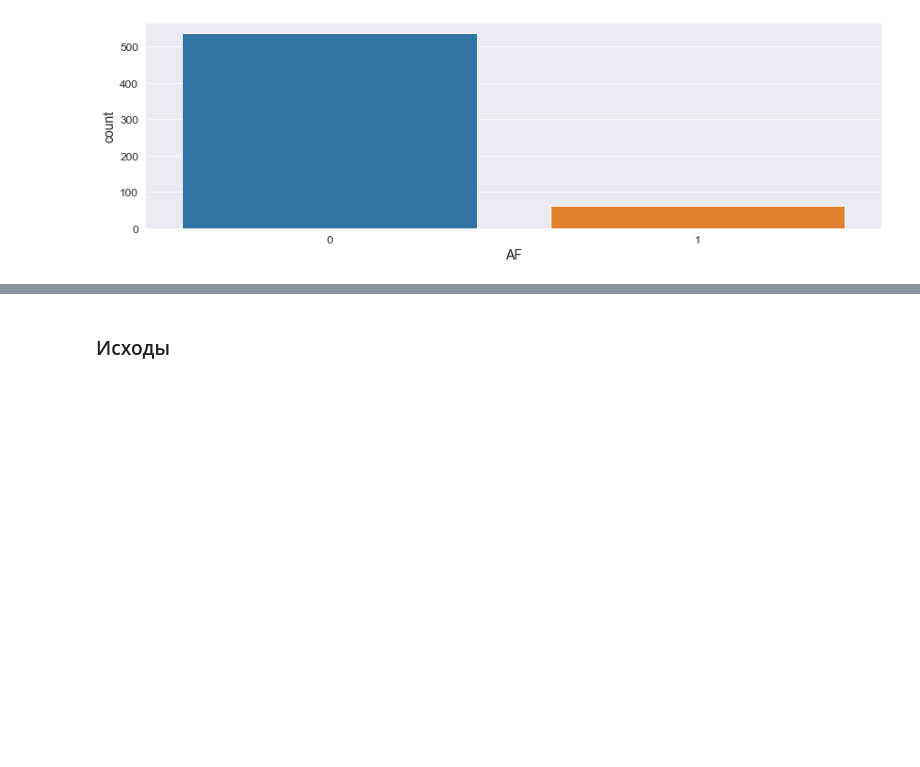
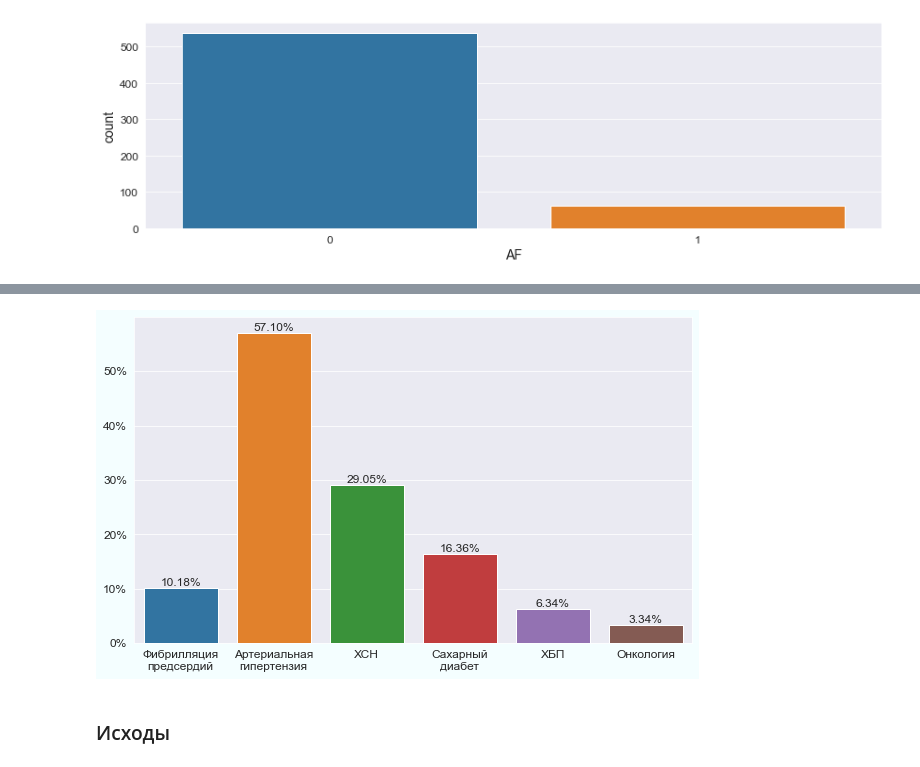
Before and after one commit to Aleee/rsschool_ml, a Jupyter notebook: !Report.ipynb, the cells around one changed output, grey strips where cells are left out. Drawn from its saved outputs; the diff is of its cells as text; code cells hidden in the pictures; blank space fills up the shorter version.

```diff
--- a/!Report.ipynb
+++ b/!Report.ipynb
@@ -146,3 +152,13 @@ ax.yaxis.set_major_formatter(mtick.PercentFormatter(1))
+# %%
+import textwrap
+plt.figure(figsize=(10, 6), facecolor="#F4FEFF")
+ax = sns.barplot(x=df1.iloc[::2, 1].index, y=df1.iloc[::2, 1].astype(int)/(df1.iloc[::2, 0].astype(int)+df1.iloc[::2, 1].astype(int))*100);
+labels = [textwrap.fill(label.get_text(), 12) for label in ax.get_xticklabels()]
+ax.yaxis.set_major_formatter(mtick.PercentFormatter(100))
+ax.set_xticklabels(labels);
+ax.bar_label(ax.containers[0], fmt='%.2f%%', fontsize=12);
+# %% [output]
+[figure, added]
 # %% [markdown]
 ### Исходы
 # %%
```
Also changed, not shown: parts of 23 cells of this notebook.
